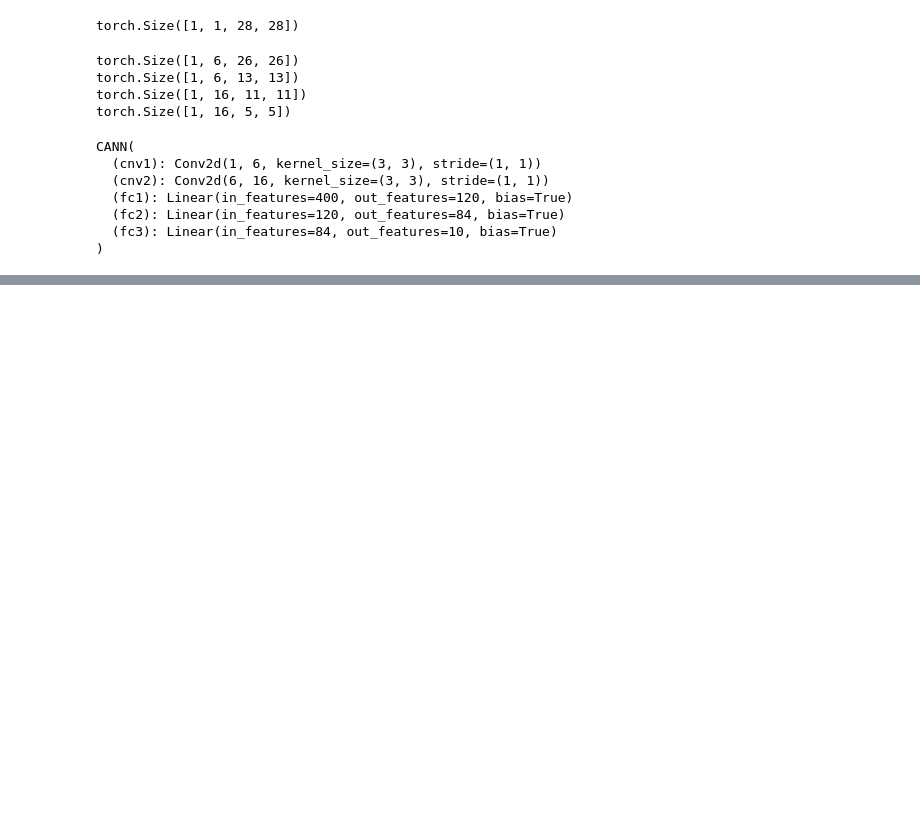
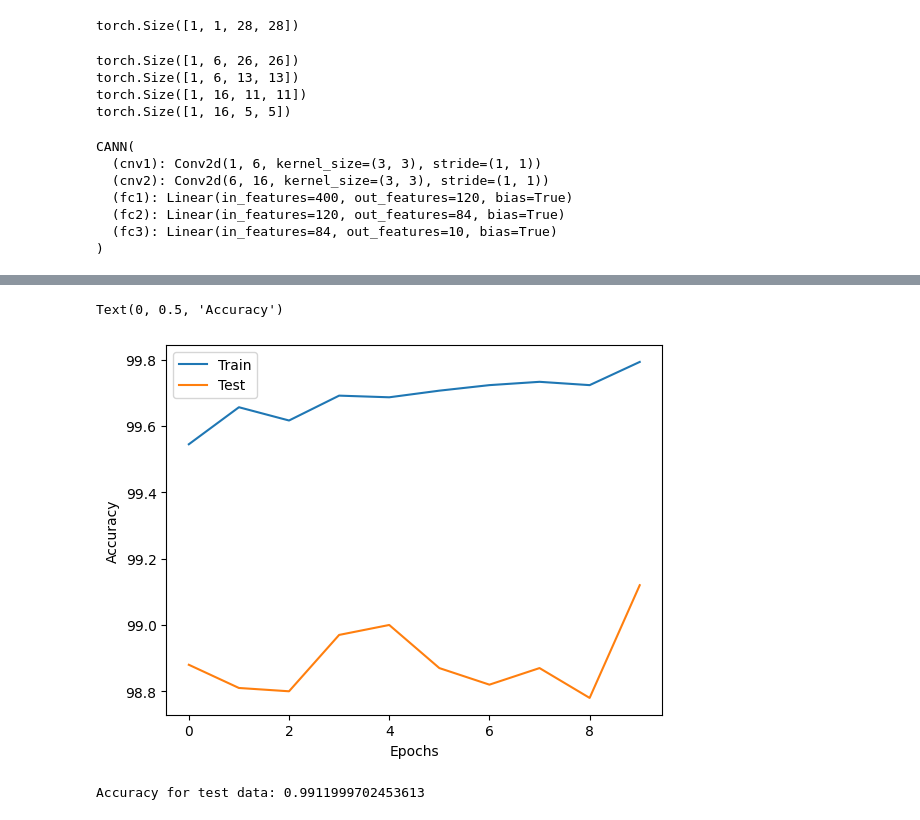
Before and after one commit to JMSBornot/PytorchCourseDL, a Jupyter notebook: simple_CNN.ipynb, the cells around one changed output, grey strips where cells are left out. Saved outputs shown, nothing was run; the diff lists cells and outputs as text; code cells hidden in the pictures; blank space fills up the shorter version.

```diff
--- a/simple_CNN.ipynb
+++ b/simple_CNN.ipynb
@@ -191,0 +233,22 @@ Training took: 5.502863295873007 minutes!
+# %%
+plt.plot([100*x/Ntr for x in trainAcc], label="Train")
+plt.plot([100*x/Nte for x in testAcc], label="Test")
+plt.legend()
+plt.xlabel('Epochs')
+plt.ylabel('Accuracy')
+# %% [output]
+Text(0, 0.5, 'Accuracy')
+[figure, added]
+# %%
+# Evaluate the entire test data after for the trained model
+test_alldata = DataLoader(test_data, batch_size=10000, shuffle=False)
+with torch.no_grad():
+  acc = 0
+  for Xte, yte in test_alldata:
+    out = model(Xte)
+    _, ind = torch.max(out.data, 1, keepdim=True)
+    acc += (yte.reshape(-1,1) == ind.reshape(-1,1)).sum()
+
+print(f"Accuracy for test data: {acc/Nte}")
+# %% [output]
+Accuracy for test data: 0.9911999702453613
```
Also changed, not shown: parts of 5 cells of this notebook.
